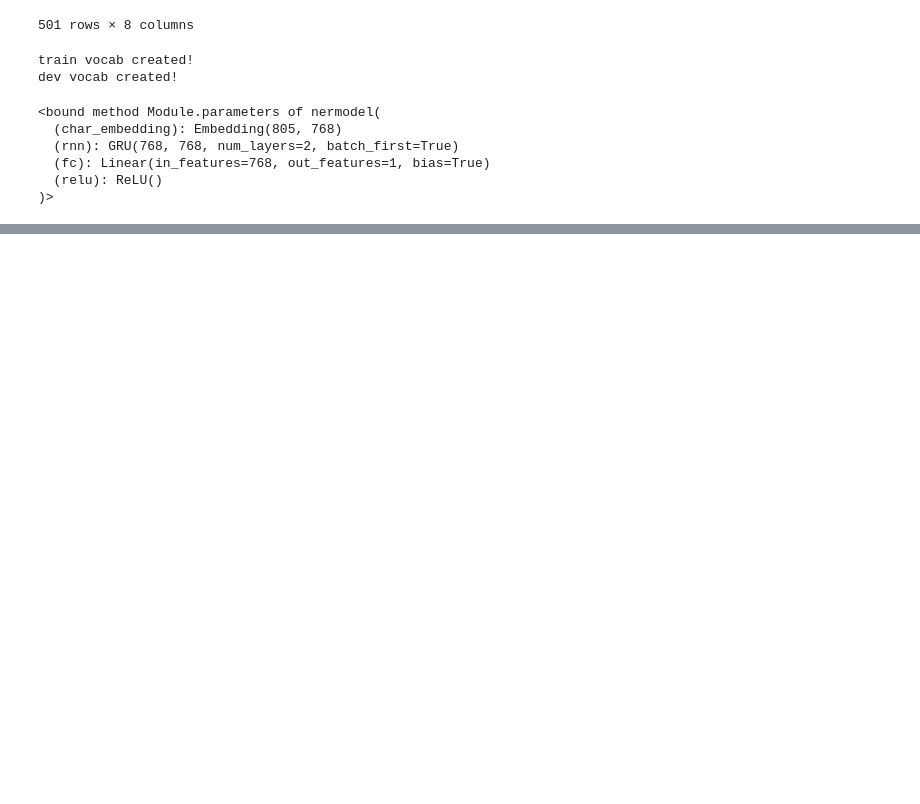
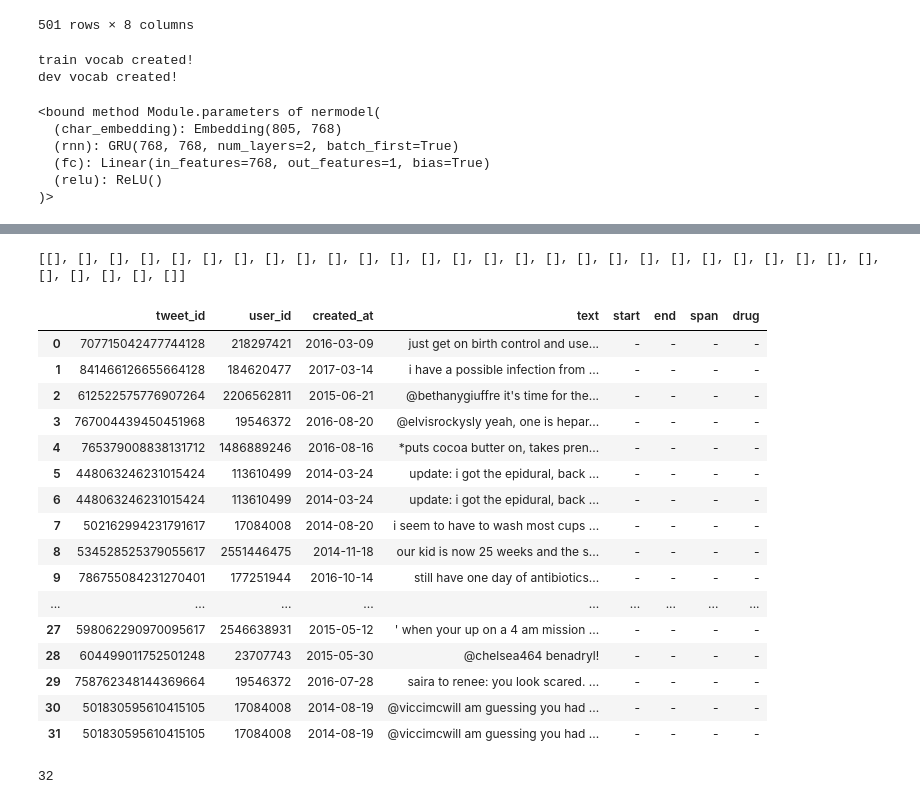
Before and after one commit to amansinha09/bio-challenge, a Jupyter notebook: notebooks/model.ipynb, the cells around one changed output, grey strips where cells are left out. Cells and saved outputs as stored; diff of their text form; code cells hidden in the pictures; blank space fills up the shorter version.

```diff
--- a/notebooks/model.ipynb
+++ b/notebooks/model.ipynb
@@ -289,0 +319,11 @@ training loss per step : 0.6931912440405641
+# %%
+## evaluating labels
+outputs = []
+with torch.no_grad():
+    for _, data in tqdm(enumerate(devloader)):
+        #optimizer.zero_grad()
+        ids = data['ids']#.to(device, dtype=torch.long)
+        tar = data['targets']#.to(device, dtype=torch.long)
+        output = model(ids).squeeze(-1)
+        outputs.append(output)
+    #loss = loss_function(output, tar)
@@ -289,0 +335,3 @@ training loss per step : 0.6931912440405641
+# %%
+for t,o in zip(tar, output):
+    print(o)
@@ -289,0 +368,62 @@ training loss per step : 0.6931912440405641
+# %%
+# eval post processing
+#ddf : evaluation data
+
+predques = ddf.iloc[:32, 0:4].copy()
+spans = []
+for t in output:
+    #print(t)
+    span = []
+    start,end = -1,-1
+    for i,tt in enumerate(t):
+        if start == -1 and tt == 1:
+            start,end = i,i
+        if start != -1:
+            if tt == 1:
+                end +=1
+            else:
+                span.append((start,end))
+                start, end = -1,-1
+    spans.append(span)
+print(spans)
+
+########################################
+rest_columens = []
+for i,sp in enumerate(spans):
+    if len(sp) == 0:
+        rest_columens.append(('-','-','-','-'))
+    else:
+        # one span detected else first*
+        if len(sp) == 1:
+            #print(sp)
+            s = ddf.iloc[i]['text']
+            wrd = s[sp[0][0]:sp[0][1]]
+            rest_columens.append((*(sp[0]),wrd, wrd.lower()))
+
+predans = pd.DataFrame(rest_columens, columns=['start', 'end', 'span', 'drug'])
+
+pred = pd.concat([predques.reset_index(drop=True), predans.reset_index(drop=True)], axis = 1, )
+pred
+# %% [output]
+[[], [], [], [], [], [], [], [], [], [], [], [], [], [], [], [], [], [], [], [], [], [], [], [], [], [], [], [], [], [], [], []]
+|  | tweet_id | user_id | created_at | text | start | end | span | drug |
+| 0 | 707715042477744128 | 218297421 | 2016-03-09 | just get on birth control and use... | - | - | - | - |
+| 1 | 841466126655664128 | 184620477 | 2017-03-14 | i have a possible infection from ... | - | - | - | - |
+| 2 | 612522575776907264 | 2206562811 | 2015-06-21 | @bethanygiuffre it's time for the... | - | - | - | - |
+| 3 | 767004439450451968 | 19546372 | 2016-08-20 | @elvisrockysly yeah, one is hepar... | - | - | - | - |
+| 4 | 765379008838131712 | 1486889246 | 2016-08-16 | *puts cocoa butter on, takes pren... | - | - | - | - |
+| 5 | 448063246231015424 | 113610499 | 2014-03-24 | update: i got the epidural, back ... | - | - | - | - |
+| 6 | 448063246231015424 | 113610499 | 2014-03-24 | update: i got the epidural, back ... | - | - | - | - |
+| 7 | 502162994231791617 | 17084008 | 2014-08-20 | i seem to have to wash most cups ... | - | - | - | - |
+| 8 | 534528525379055617 | 2551446475 | 2014-11-18 | our kid is now 25 weeks and the s... | - | - | - | - |
+| 9 | 786755084231270401 | 177251944 | 2016-10-14 | still have one day of antibiotics... | - | - | - | - |
+| ... | ... | ... | ... | ... | ... | ... | ... | ... |
+| 27 | 598062290970095617 | 2546638931 | 2015-05-12 | ' when your up on a 4 am mission ... | - | - | - | - |
+| 28 | 604499011752501248 | 23707743 | 2015-05-30 | @chelsea464 benadryl! | - | - | - | - |
+| 29 | 758762348144369664 | 19546372 | 2016-07-28 | saira to renee: you look scared. ... | - | - | - | - |
+| 30 | 501830595610415105 | 17084008 | 2014-08-19 | @viccimcwill am guessing you had ... | - | - | - | - |
+| 31 | 501830595610415105 | 17084008 | 2014-08-19 | @viccimcwill am guessing you had ... | - | - | - | - |
+# %%
+len(tar)
+# %% [output]
+32
```
Also changed, not shown: parts of 8 cells of this notebook, 8 other files.
